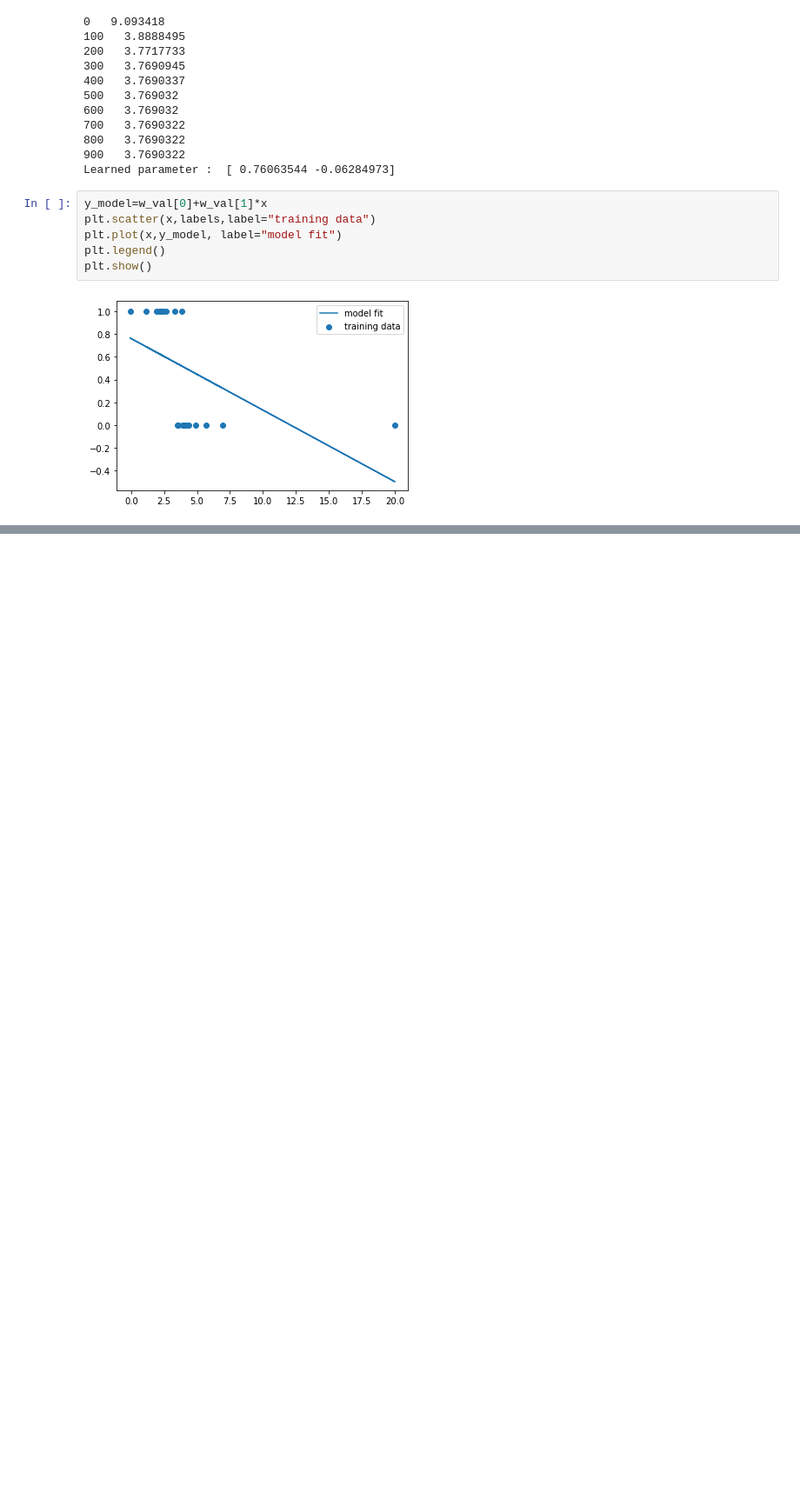
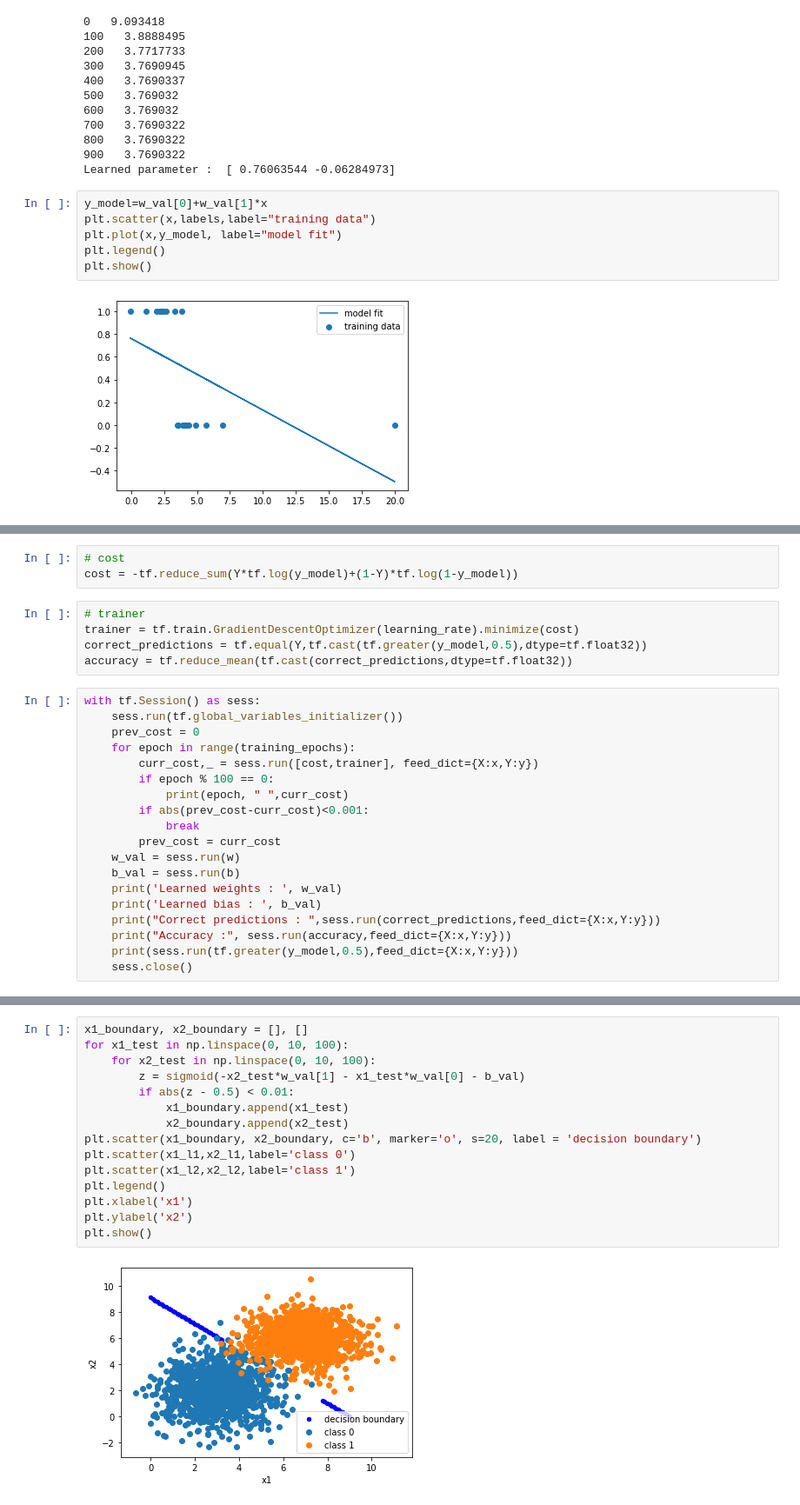
Before and after one commit to SagarDePrem/TF_essentials, a Jupyter notebook: Classification/Classification.ipynb, the cells around one changed output, grey strips where cells are left out. Shown at 87% size. Saved outputs shown, nothing was run; the diff lists cells and outputs as text; blank space fills up the shorter version.

```diff
--- a/Classification/Classification.ipynb
+++ b/Classification/Classification.ipynb
@@ -118,0 +159,27 @@ plt.show()
+# %%
+# cost
+cost = -tf.reduce_sum(Y*tf.log(y_model)+(1-Y)*tf.log(1-y_model))
+# %%
+# trainer
+trainer = tf.train.GradientDescentOptimizer(learning_rate).minimize(cost)
+correct_predictions = tf.equal(Y,tf.cast(tf.greater(y_model,0.5),dtype=tf.float32))
+accuracy = tf.reduce_mean(tf.cast(correct_predictions,dtype=tf.float32))
+# %%
+with tf.Session() as sess:
+    sess.run(tf.global_variables_initializer())
+    prev_cost = 0
+    for epoch in range(training_epochs):
+        curr_cost,_ = sess.run([cost,trainer], feed_dict={X:x,Y:y})
+        if epoch % 100 == 0:
+            print(epoch, " ",curr_cost)
+        if abs(prev_cost-curr_cost)<0.001:
+            break
+        prev_cost = curr_cost
+    w_val = sess.run(w)
+    b_val = sess.run(b)
+    print('Learned weights : ', w_val)
+    print('Learned bias : ', b_val)
+    print("Correct predictions : ",sess.run(correct_predictions,feed_dict={X:x,Y:y}))
+    print("Accuracy :", sess.run(accuracy,feed_dict={X:x,Y:y}))
+    print(sess.run(tf.greater(y_model,0.5),feed_dict={X:x,Y:y}))
+    sess.close()
@@ -118,0 +204,17 @@ plt.show()
+# %%
+x1_boundary, x2_boundary = [], []
+for x1_test in np.linspace(0, 10, 100):
+    for x2_test in np.linspace(0, 10, 100):
+        z = sigmoid(-x2_test*w_val[1] - x1_test*w_val[0] - b_val)
+        if abs(z - 0.5) < 0.01:
+            x1_boundary.append(x1_test)
+            x2_boundary.append(x2_test)
+plt.scatter(x1_boundary, x2_boundary, c='b', marker='o', s=20, label = 'decision boundary')
+plt.scatter(x1_l1,x2_l1,label='class 0')
+plt.scatter(x1_l2,x2_l2,label='class 1')
+plt.legend()
+plt.xlabel('x1')
+plt.ylabel('x2')
+plt.show()
+# %% [output]
+[figure, added]
```
Also changed, not shown: parts of 7 cells of this notebook.
